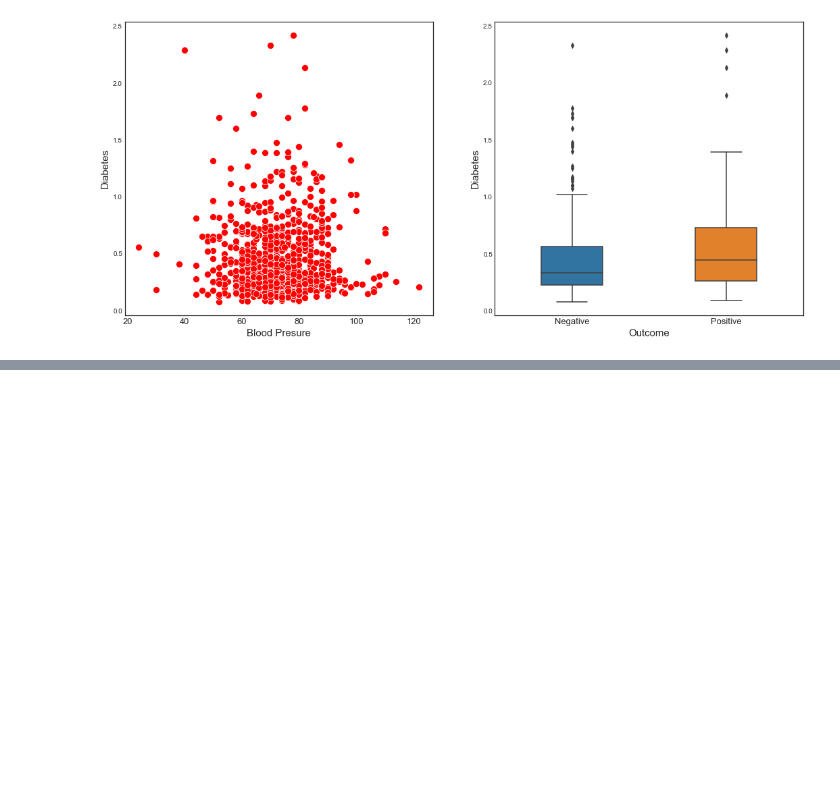
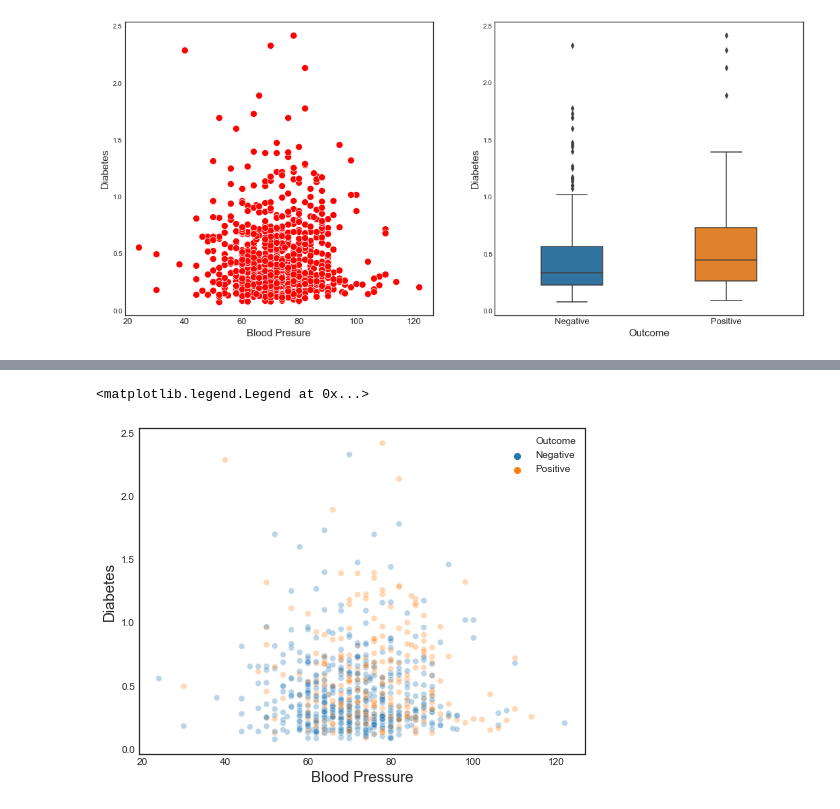
Before and after one commit to LeoUCD/Linear_Models_in_Python, a Jupyter notebook: Chapter1_Introduction.ipynb, the cells around one changed output, grey strips where cells are left out. Saved outputs shown, nothing was run; the diff lists cells and outputs as text; code cells hidden in the pictures; blank space fills up the shorter version.

```diff
--- a/Chapter1_Introduction.ipynb
+++ b/Chapter1_Introduction.ipynb
@@ -190,0 +209,14 @@ for item in ax1.get_xticklabels():
+# %%
+fig, ax=plt.subplots()
+fig.set_figheight(6)
+fig.set_figwidth(8)
+
+#First plot
+sns.scatterplot(x='BloodPressure', y='DiabetesPedigreeFunction',
+                hue='Outcome',data=pima,alpha=0.3, ax=ax)
+ax.set_xlabel('Blood Pressure', fontsize=15)
+ax.set_ylabel('Diabetes', fontsize=15)
+ax.legend(fontsize=10)
+# %% [output]
+<matplotlib.legend.Legend at 0x...>
+[figure, added]
```
Also changed, not shown: parts of 35 cells of this notebook.
